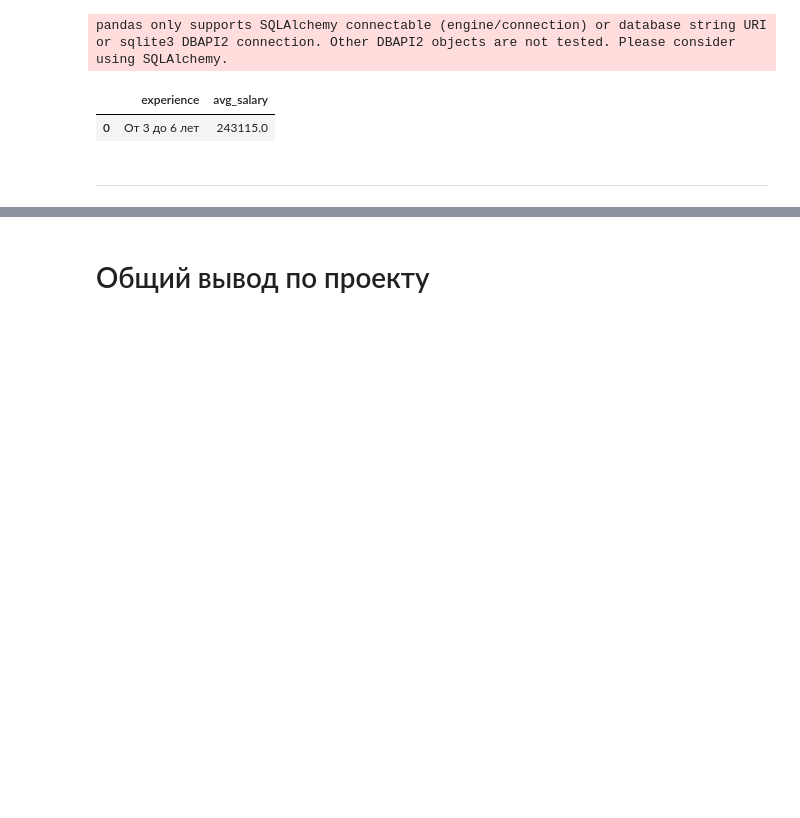
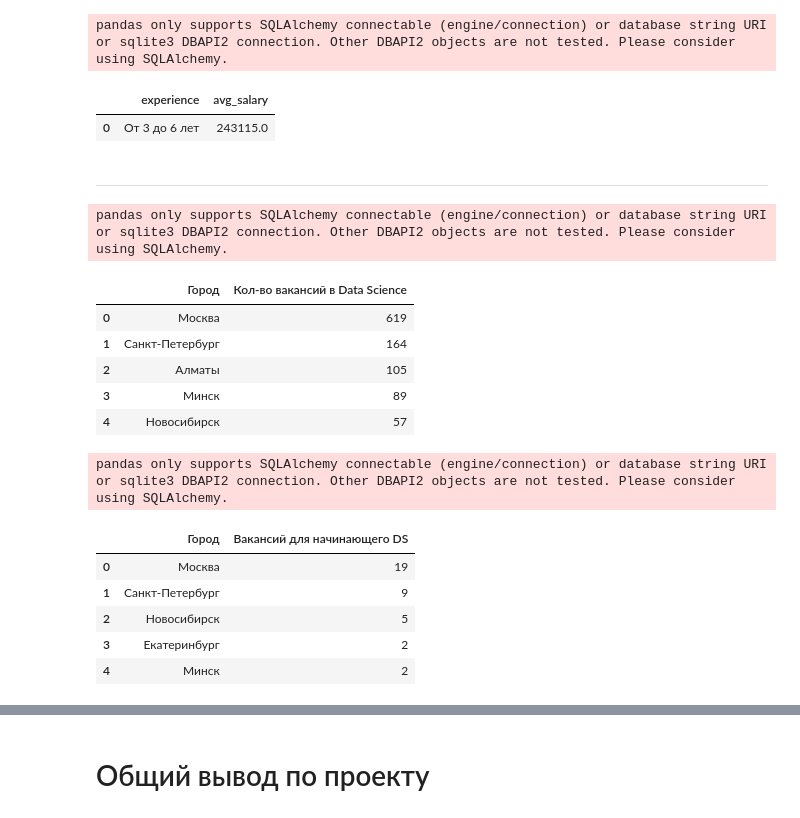
Before and after one commit to galleydata/AnalizeDataWithSQL, a Jupyter notebook: data-analizing.ipynb, the cells around one changed output, grey strips where cells are left out. Drawn from its saved outputs; the diff is of its cells as text; code cells hidden in the pictures; blank space fills up the shorter version.

```diff
--- a/Project_2_Ноутбук_шаблон.ipynb
+++ b/data-analizing.ipynb
@@ -627,3 +852,51 @@ pandas only supports SQLAlchemy connectable (engine/connection) or database stri
 ***
 # %%
 # выводы по предметному анализу
+
+# Посмотрим в каких городах требуются специалисты по DS
+query_6_1_1 = f'''SELECT
+    a.name "Город",
+   COUNT(*) as "Кол-во вакансий в Data Science"
+FROM vacancies v
+JOIN areas a ON v.area_id = a.id
+WHERE lower(v.name) like '%data%' or lower(v.name) like '%данн%'
+GROUP by 1
+ORDER BY 2 DESC
+LIMIT 5'''
+ds_ciiies = pd.read_sql_query(query_6_1_1, connection)
+display(ds_ciiies)
+
+# Выведем города с вакансиями для новичков
+query_6_2_1 = f'''SELECT
+   a.name "Город",
+   count(*) "Вакансий для начинающего DS"
+FROM vacancies v
+JOIN areas a ON v.area_id = a.id
+where (experience = 'Нет опыта' or employment = 'Стажировка' or v.name ilike '%junior%')
+and (v.name ilike '%data scientist%'
+or v.name ilike '%data science%'
+or v.name ilike '%исследователь данных%'
+or v.name ilike '%machine learning%'
+or v.name ilike '%машинн%обучен%'
+
+or (v.name not ilike '%HTML%' and v.name like '%ML%'))
+GROUP BY 1
+ORDER BY 2 DESC
+LIMIT 5'''
+for_start = pd.read_sql_query(query_6_2_1, connection)
+display(for_start)
+# %% [output]
+pandas only supports SQLAlchemy connectable (engine/connection) or database string URI or sqlite3 DBAPI2 connection. Other DBAPI2 objects are not tested. Please consider using SQLAlchemy.
+|  | Город | Кол-во вакансий в Data Science |
+| 0 | Москва | 619 |
+| 1 | Санкт-Петербург | 164 |
+| 2 | Алматы | 105 |
+| 3 | Минск | 89 |
+| 4 | Новосибирск | 57 |
+pandas only supports SQLAlchemy connectable (engine/connection) or database string URI or sqlite3 DBAPI2 connection. Other DBAPI2 objects are not tested. Please consider using SQLAlchemy.
+|  | Город | Вакансий для начинающего DS |
+| 0 | Москва | 19 |
+| 1 | Санкт-Петербург | 9 |
+| 2 | Новосибирск | 5 |
+| 3 | Екатеринбург | 2 |
+| 4 | Минск | 2 |
```
Also changed, not shown: parts of 10 cells of this notebook, 3 other files.
